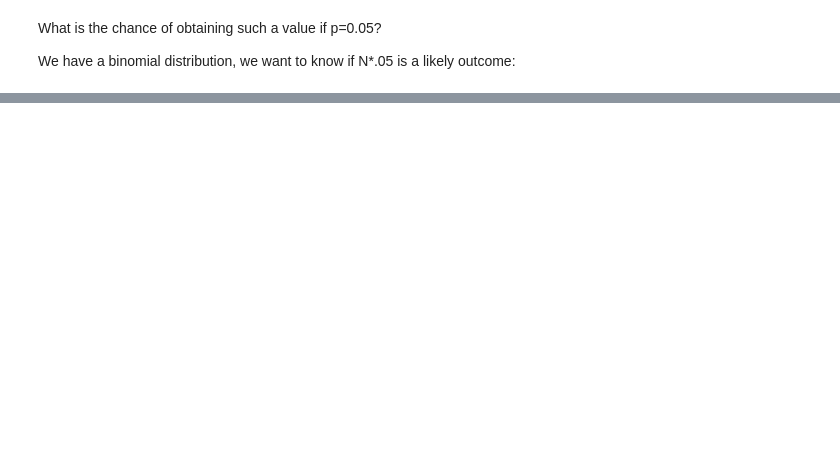
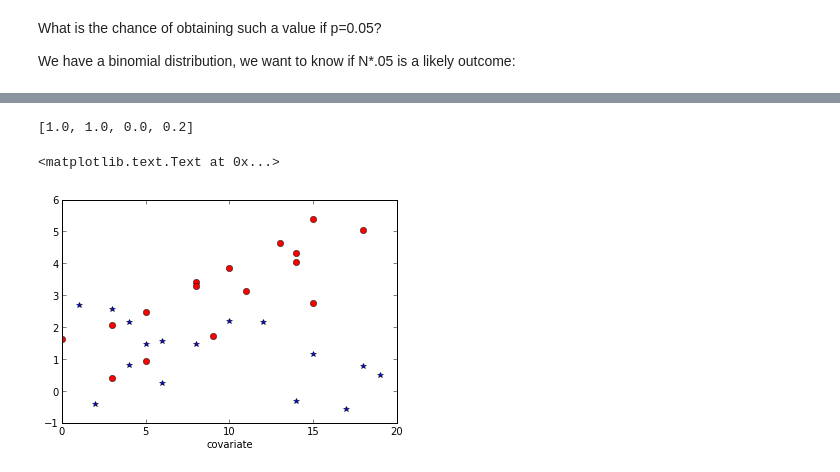
Before and after one commit to practical-neuroimaging/pna-notebooks, a Jupyter notebook: Ancova_issues.ipynb, the cells around one changed output, grey strips where cells are left out. Saved outputs shown, nothing was run; the diff lists cells and outputs as text; code cells hidden in the pictures; blank space fills up the shorter version.

```diff
--- a/Ancova_issues.ipynb
+++ b/Ancova_issues.ipynb
@@ -221,3 +275,13 @@ print (res['m1'] - res['m2']).mean()
+# %%
+y = make_data(X, gen_with)
+print gen_with
+fig, ax = plt.subplots(1)
+ax.plot(X[0:n1,2], y[0:n1], 'b*',  X[n1:n,3], y[n1:n] ,'ro')
+ax.set_xlabel('covariate')
+# %% [output]
+[1.0, 1.0, 0.0, 0.2]
+<matplotlib.text.Text at 0x...>
+[figure, added]
 # %%
 mc1 = X[0:n1,[2]] - X[0:n1,2].mean()
 print mc1.shape
```
Also changed, not shown: parts of 27 cells of this notebook.
